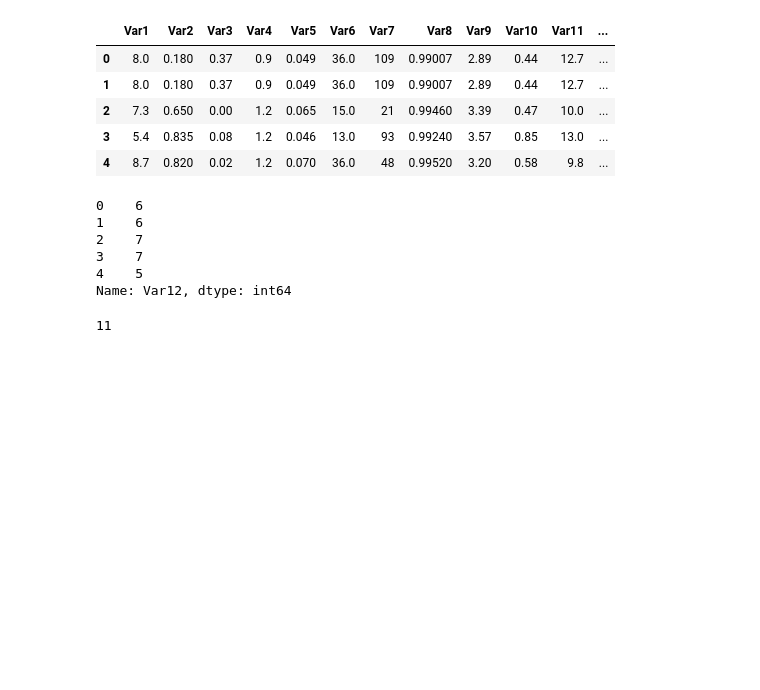
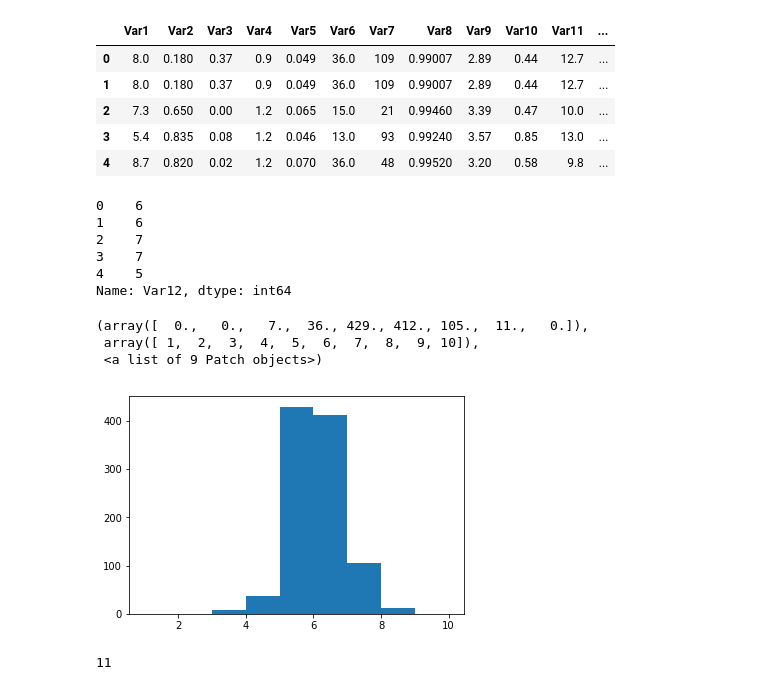
Before and after one commit to Gigahawk/mech306, a Jupyter notebook: Tutorial 5/NEAT/NEAT.ipynb, the cells around one changed output. Saved outputs shown, nothing was run; the diff lists cells and outputs as text; code cells hidden in the pictures; blank space fills up the shorter version.

Commit message:
fix some data visualization stuff

```diff
--- a/Tutorial 5/NEAT/NEAT.ipynb
+++ b/Tutorial 5/NEAT/NEAT.ipynb
@@ -44,6 +45,14 @@ labels.head()
 3    7
 4    5
 Name: Var12, dtype: int64
+# %%
+bins = np.arange(1,11)
+plt.hist(labels, bins=bins)
+# %% [output]
+(array([  0.,   0.,   7.,  36., 429., 412., 105.,  11.,   0.]),
+ array([ 1,  2,  3,  4,  5,  6,  7,  8,  9, 10]),
+ <a list of 9 Patch objects>)
+[figure, added]
 # %%
 outputs = [ np.array([1 if x == idx-1 else 0 for x in range(10)]) for idx in labels]
 predictors = data.loc[:, 'Var1':'Var11']
```
Also changed, not shown: parts of 4 cells of this notebook.
